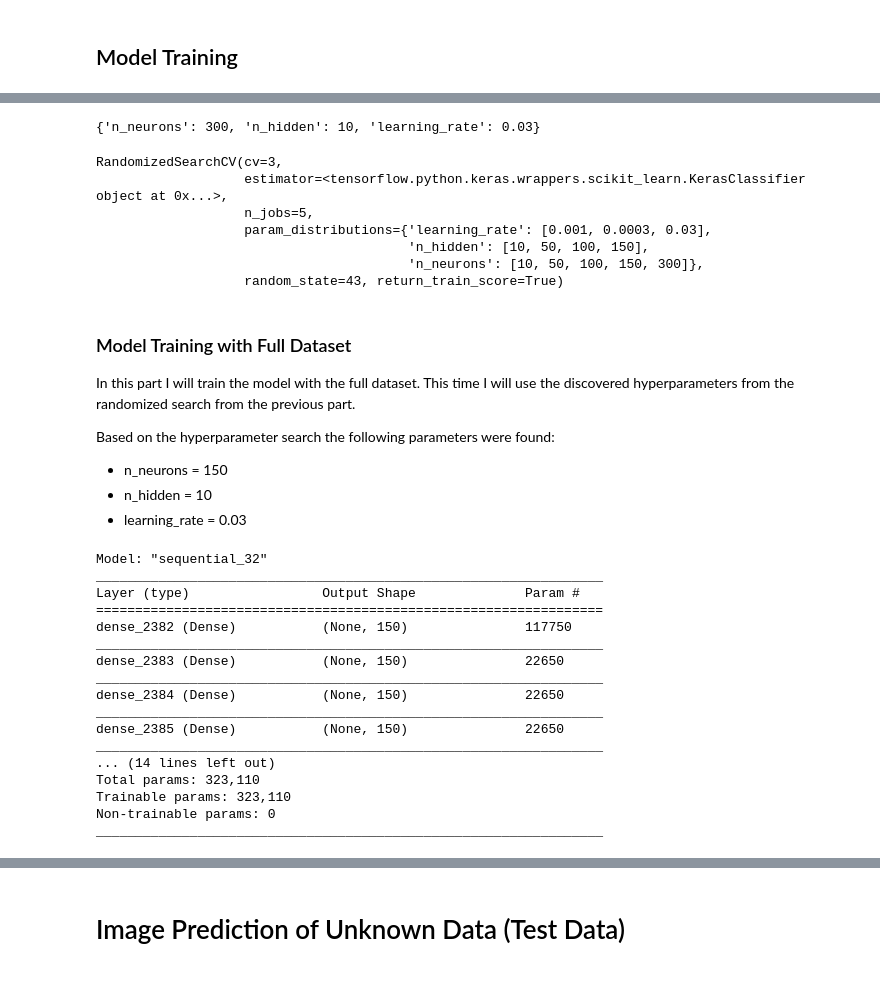
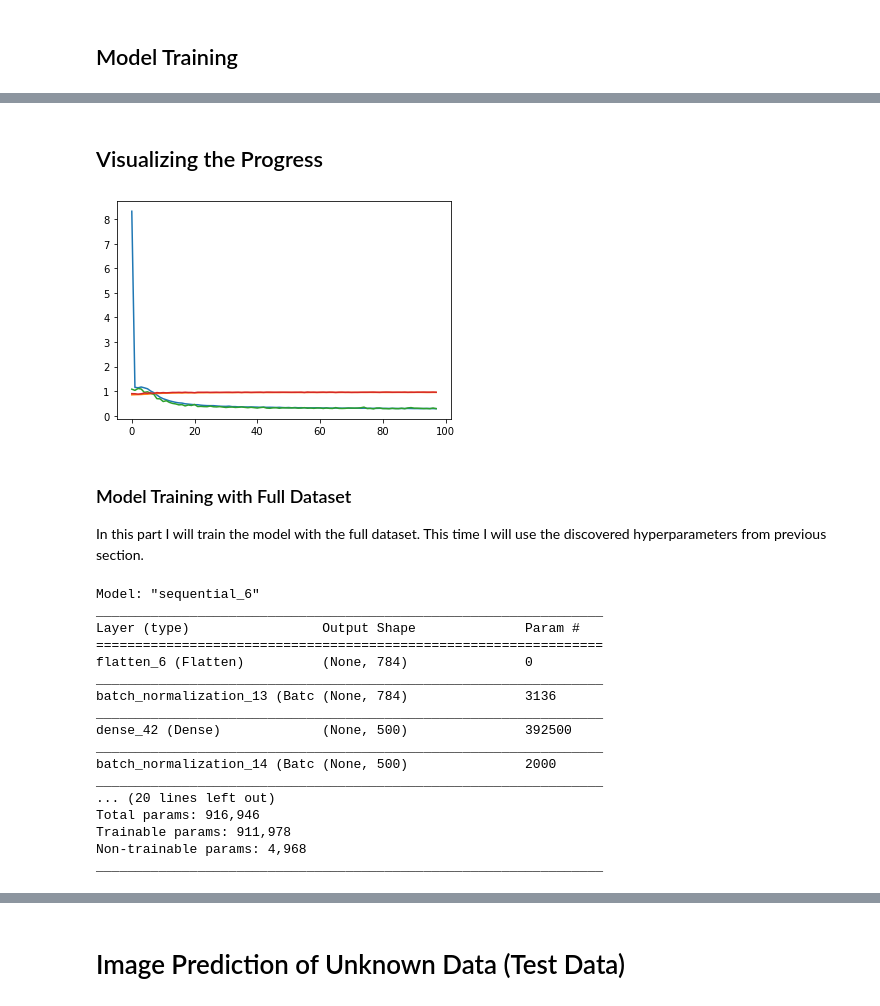
Before and after one commit to IIIskiplikIII/finetuning_hyperparameters_in_deep_neural_network, a Jupyter notebook: finetuning_hyperparameters_in_deep_neural_network.ipynb, the cells around one changed output, grey strips where cells are left out. Drawn from its saved outputs; the diff is of its cells as text; code cells hidden in the pictures.

Commit message:
Changing / trying some H-Parameters - changed hyperparameters - added new layers (Batchnormalization)

```diff
--- a/finetuning_hyperparameters_in_deep_neural_network.ipynb
+++ b/finetuning_hyperparameters_in_deep_neural_network.ipynb
@@ -261,6 +286,6 @@ param_dist_bestrun_2 = {
 # %% [markdown]
 ## Model Checkpoints
 # %%
-checkpoint_cb = keras.callbacks.ModelCheckpoint("my_cl_model.h5", save_best_only=True, save_weights_only=False)
+checkpoint_cb = keras.callbacks.ModelCheckpoint("my_train_model.h5", save_best_only=True, save_weights_only=False)
 # %% [markdown]
 ## Model Training
@@ -270,6 +292,3 @@ Finding best hyperparameters with Randomized search
 # %%
-from sklearn.model_selection import RandomizedSearchCV
-
-ran_ker_cl = RandomizedSearchCV(keras_cl, param_dist_lr, n_iter=10, n_jobs=5, cv=3, random_state=seed, return_train_score=True)
-history_ker_cl = ran_ker_cl.fit(X_train_prep, y_train, epochs=100, validation_data=(X_val_prep, y_val), callbacks=[checkpoint_cb, keras.callbacks.EarlyStopping(patience=5), tensorboard_cb])
+history = model.fit(X_train_prep, y_train, epochs=200, validation_data=(X_val_prep, y_val), callbacks=[checkpoint_cb, keras.callbacks.EarlyStopping(patience=20), tensorboard_cb])
 # %% [output]
@@ -293,22 +312,10 @@ Epoch 25/100
-# %%
-history_ker_cl.best_params_
-# %% [output]
-{'n_neurons': 300, 'n_hidden': 10, 'learning_rate': 0.03}
-# %%
-history_ker_cl
-# %% [output]
-RandomizedSearchCV(cv=3,
-                   estimator=<tensorflow.python.keras.wrappers.scikit_learn.KerasClassifier object at 0x...>,
-                   n_jobs=5,
-                   param_distributions={'learning_rate': [0.001, 0.0003, 0.03],
-                                        'n_hidden': [10, 50, 100, 150],
-                                        'n_neurons': [10, 50, 100, 150, 300]},
-                   random_state=43, return_train_score=True)
+# %% [markdown]
+## Visualizing the Progress
+# %%
+plt.plot(pd.DataFrame(history.history))
+plt.show()
+# %% [output]
+[figure, added]
 # %% [markdown]
 ### Model Training with Full Dataset
-In this part I will train the model with the full dataset. This time I will use the discovered hyperparameters from the randomized search from the previous part.
-
-Based on the hyperparameter search the following parameters were found:
-- n_neurons = 150
-- n_hidden = 10
-- learning_rate = 0.03
+In this part I will train the model with the full dataset. This time I will use the discovered hyperparameters from previous section.
@@ -318,22 +348,22 @@ keras_cl_model = keras_cl.build_fn(n_neurons= 150, n_hidden= 10, learning_rate=0
 # %%
-keras_cl_model.summary()
+model_full.summary()
 # %% [output]
-Model: "sequential_32"
+Model: "sequential_6"
 _________________________________________________________________
 Layer (type)                 Output Shape              Param #
 =================================================================
-dense_2382 (Dense)           (None, 150)               117750
+flatten_6 (Flatten)          (None, 784)               0
 _________________________________________________________________
-dense_2383 (Dense)           (None, 150)               22650
+batch_normalization_13 (Batc (None, 784)               3136
 _________________________________________________________________
-dense_2384 (Dense)           (None, 150)               22650
+dense_42 (Dense)             (None, 500)               392500
 _________________________________________________________________
-dense_2385 (Dense)           (None, 150)               22650
+batch_normalization_14 (Batc (None, 500)               2000
 _________________________________________________________________
-... (14 lines left out)
-Total params: 323,110
-Trainable params: 323,110
-Non-trainable params: 0
+... (20 lines left out)
+Total params: 916,946
+Trainable params: 911,978
+Non-trainable params: 4,968
 _________________________________________________________________
 # %%
 # creating a new log dir for tensorboard
```
Also changed, not shown: parts of 28 cells of this notebook.
